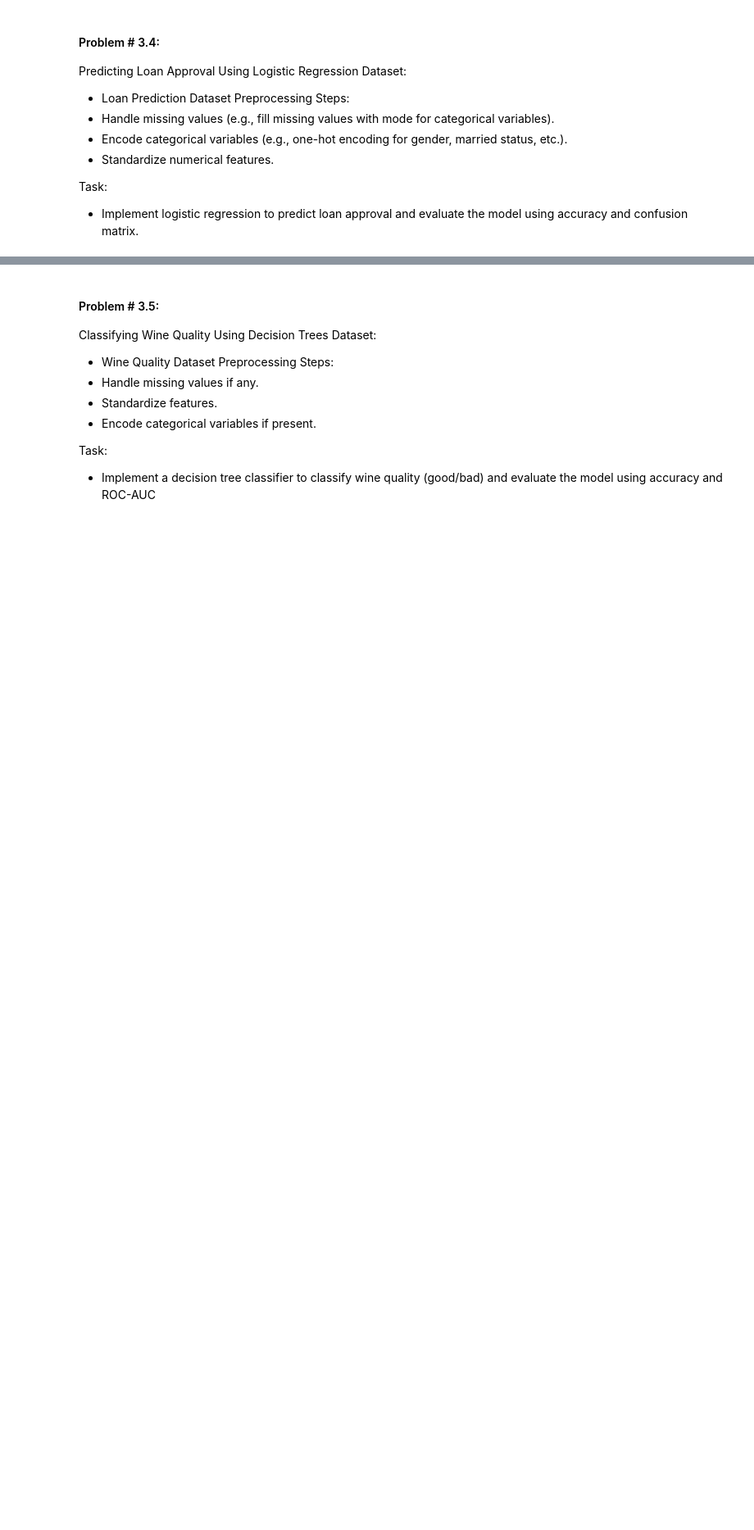
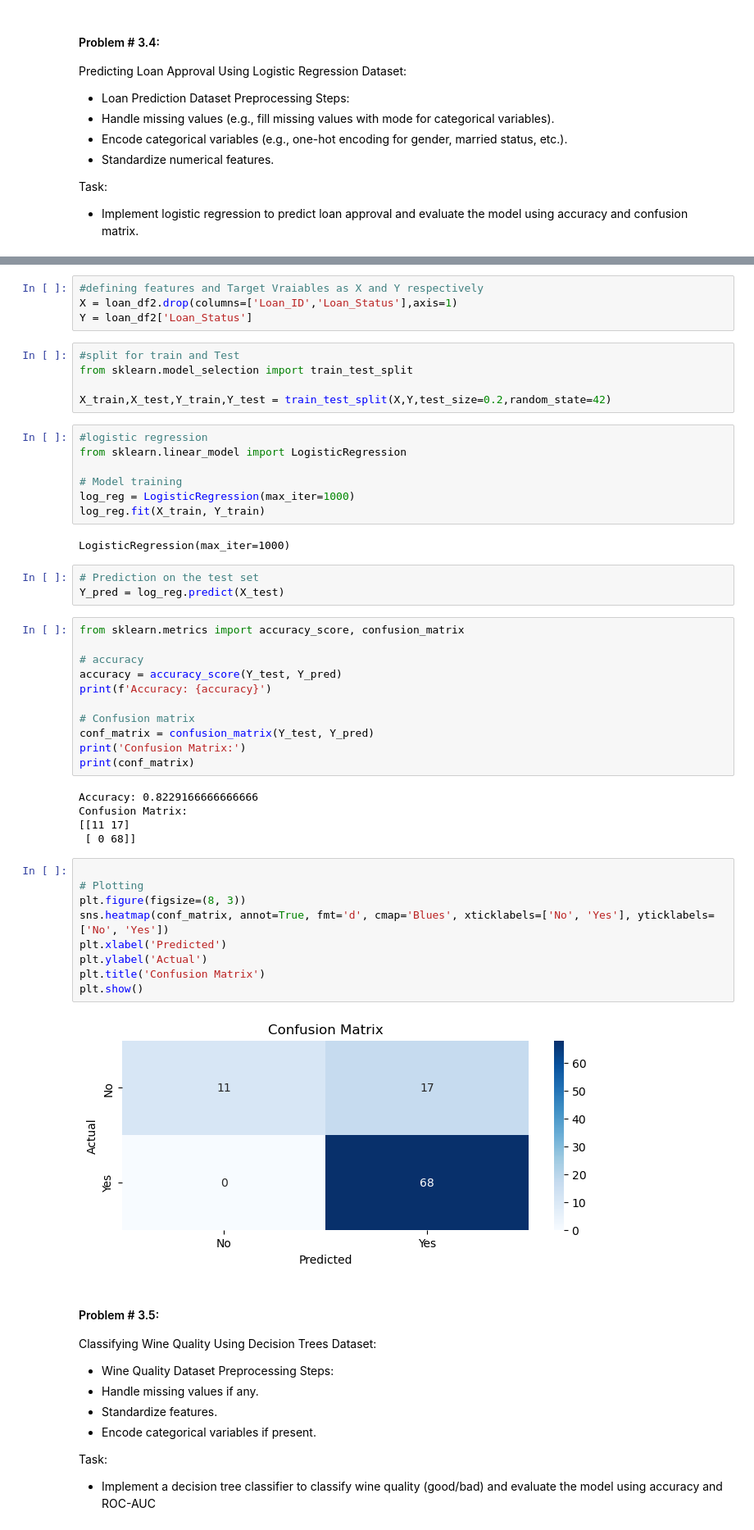
Before and after one commit to Syed-Shahir/100DaysOfBytewise, a Jupyter notebook: BTW_W6_Task3.ipynb, the cells around one changed output, grey strips where cells are left out. Shown: that part at 82% size. Drawn from its saved outputs; the diff is of its cells as text; blank space fills up the shorter version.

```diff
--- a/BTW_W6_Task3.ipynb
+++ b/BTW_W6_Task3.ipynb
@@ -502,3 +620,51 @@ accuracy and confusion matrix.
+# %%
+#defining features and Target Vraiables as X and Y respectively
+X = loan_df2.drop(columns=['Loan_ID','Loan_Status'],axis=1)
+Y = loan_df2['Loan_Status']
+# %%
+#split for train and Test
+from sklearn.model_selection import train_test_split
+
+X_train,X_test,Y_train,Y_test = train_test_split(X,Y,test_size=0.2,random_state=42)
+# %%
+#logistic regression
+from sklearn.linear_model import LogisticRegression
+
+# Model training
+log_reg = LogisticRegression(max_iter=1000)
+log_reg.fit(X_train, Y_train)
+# %% [output]
+LogisticRegression(max_iter=1000)
+# %%
+# Prediction on the test set
+Y_pred = log_reg.predict(X_test)
+# %%
+from sklearn.metrics import accuracy_score, confusion_matrix
+
+# accuracy
+accuracy = accuracy_score(Y_test, Y_pred)
+print(f'Accuracy: {accuracy}')
+
+# Confusion matrix
+conf_matrix = confusion_matrix(Y_test, Y_pred)
+print('Confusion Matrix:')
+print(conf_matrix)
+# %% [output]
+Accuracy: 0.8229166666666666
+Confusion Matrix:
+[[11 17]
+ [ 0 68]]
+# %%
+
+# Plotting
+plt.figure(figsize=(8, 3))
+sns.heatmap(conf_matrix, annot=True, fmt='d', cmap='Blues', xticklabels=['No', 'Yes'], yticklabels=['No', 'Yes'])
+plt.xlabel('Predicted')
+plt.ylabel('Actual')
+plt.title('Confusion Matrix')
+plt.show()
+# %% [output]
+[figure, added]
 # %% [markdown]
 #### Problem # 3.5:
  Classifying Wine Quality Using Decision Trees
```
Also changed, not shown: parts of 20 cells of this notebook.
